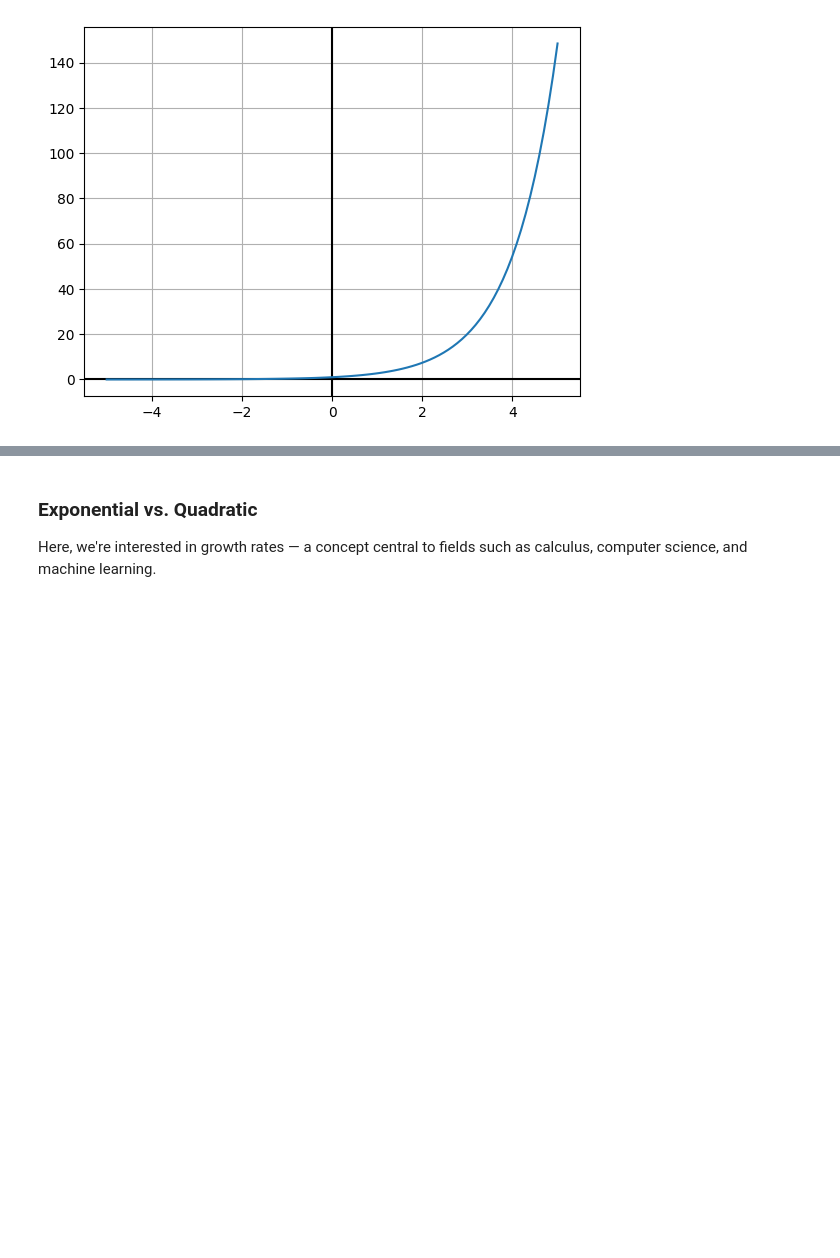
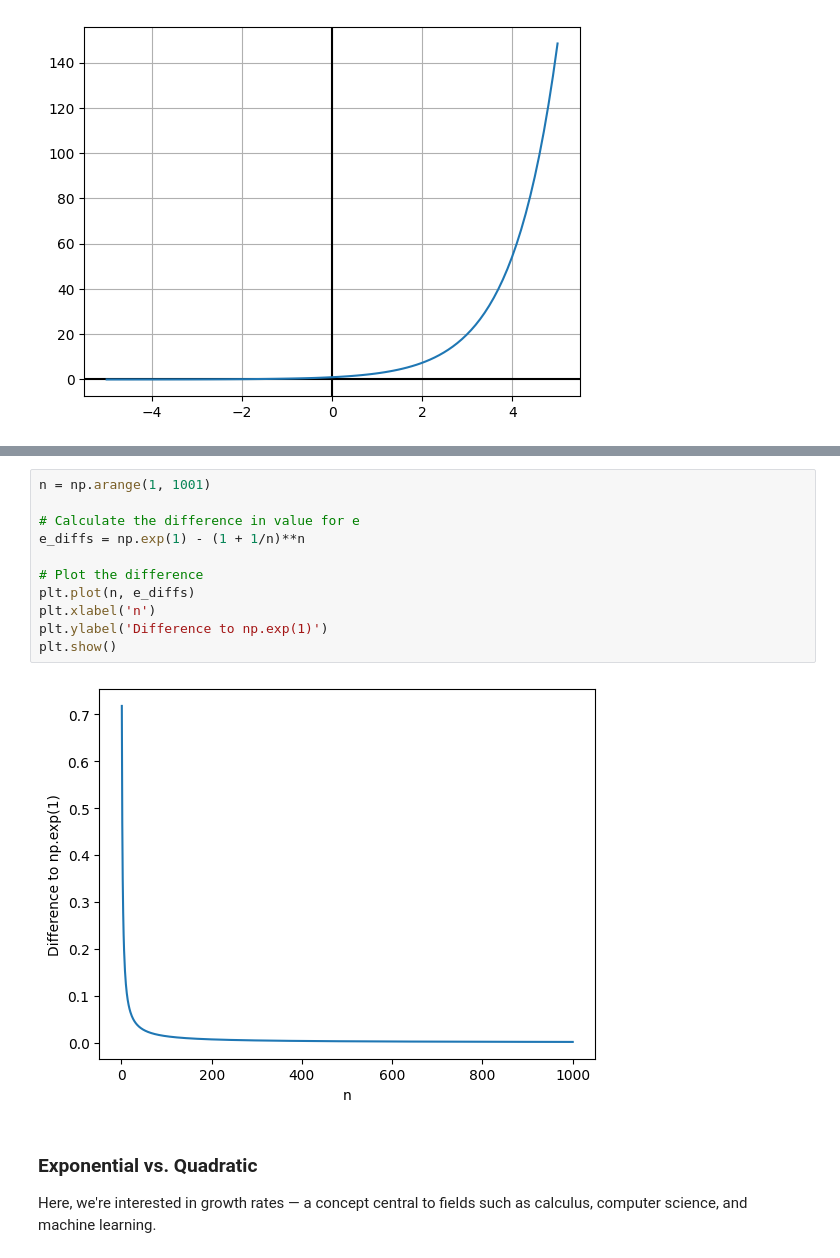
Before and after one commit to wanyingng/Calculus, a Jupyter notebook: 01-functions/functions.ipynb, the cells around one changed output, grey strips where cells are left out. Cells and saved outputs as stored; diff of their text form; blank space fills up the shorter version.

```diff
--- a/01-functions/functions.ipynb
+++ b/01-functions/functions.ipynb
@@ -349,3 +396,16 @@ As $x$ increases, $y \to \infty$; as $x$ decreases, $y \to 0$.
+# %%
+n = np.arange(1, 1001)
+
+# Calculate the difference in value for e
+e_diffs = np.exp(1) - (1 + 1/n)**n
+
+# Plot the difference
+plt.plot(n, e_diffs)
+plt.xlabel('n')
+plt.ylabel('Difference to np.exp(1)')
+plt.show()
+# %% [output]
+[figure, added]
 # %% [markdown]
 ### Exponential vs. Quadratic
 
```
Also changed, not shown: parts of 16 cells of this notebook.
